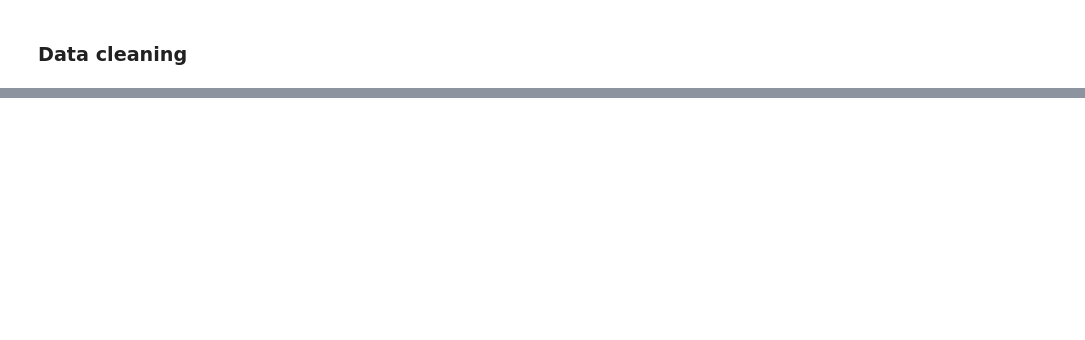
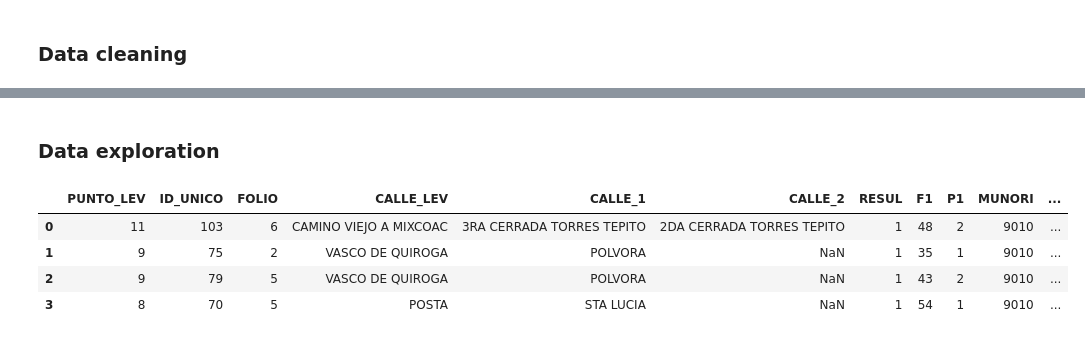
Before and after one commit to FranciscoGalan/Bicycle_Commuting_Mexico_City, a Jupyter notebook: main.ipynb, the cells around one changed output, grey strips where cells are left out. Cells and saved outputs as stored; diff of their text form; code cells hidden in the pictures; blank space fills up the shorter version.

```diff
--- a/main.ipynb
+++ b/main.ipynb
@@ -408,0 +414,10 @@ incidentes_final.to_csv('Data/incidentes_final.csv', index=False)
+# %% [markdown]
+### Data exploration
+# %%
+estudio.head(4)
+# %% [output]
+|  | PUNTO_LEV | ID_UNICO | FOLIO | CALLE_LEV | CALLE_1 | CALLE_2 | RESUL | F1 | P1 | MUNORI | ... |
+| 0 | 11 | 103 | 6 | CAMINO VIEJO A MIXCOAC | 3RA CERRADA TORRES TEPITO | 2DA CERRADA TORRES TEPITO | 1 | 48 | 2 | 9010 | ... |
+| 1 | 9 | 75 | 2 | VASCO DE QUIROGA | POLVORA | NaN | 1 | 35 | 1 | 9010 | ... |
+| 2 | 9 | 79 | 5 | VASCO DE QUIROGA | POLVORA | NaN | 1 | 43 | 2 | 9010 | ... |
+| 3 | 8 | 70 | 5 | POSTA | STA LUCIA | NaN | 1 | 54 | 1 | 9010 | ... |
```
Also changed, not shown: parts of 42 cells of this notebook, 2 other files.
